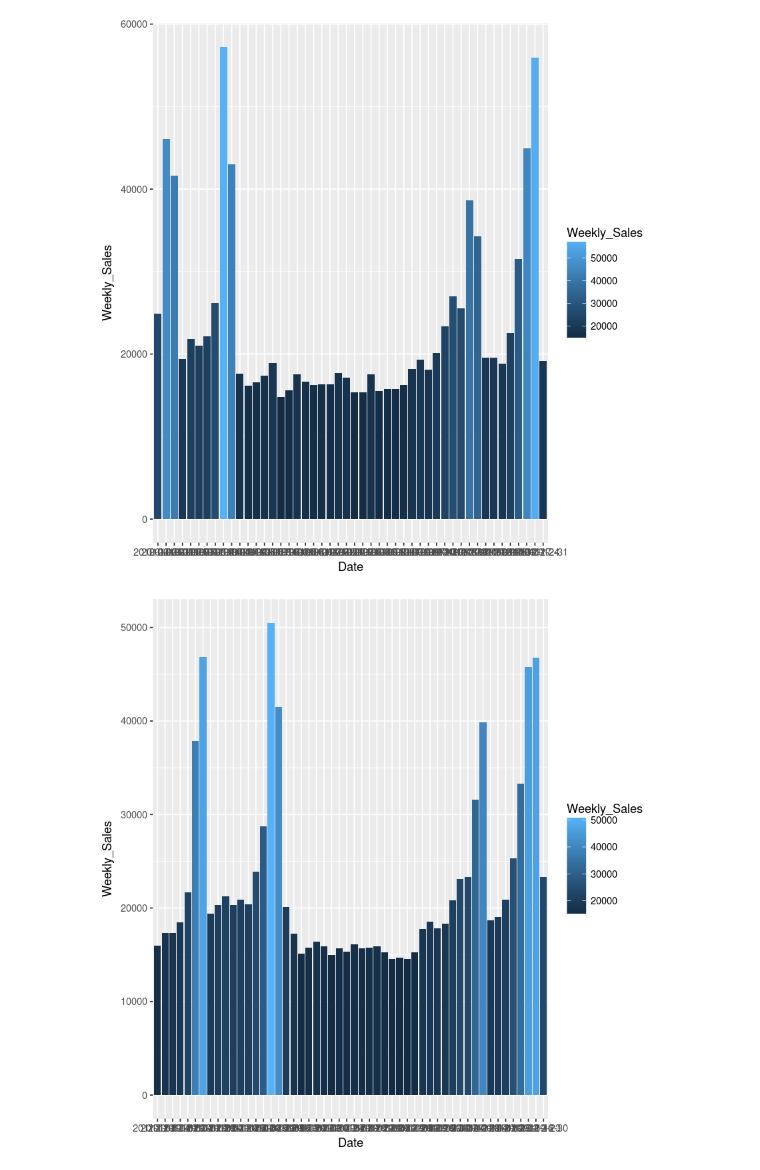
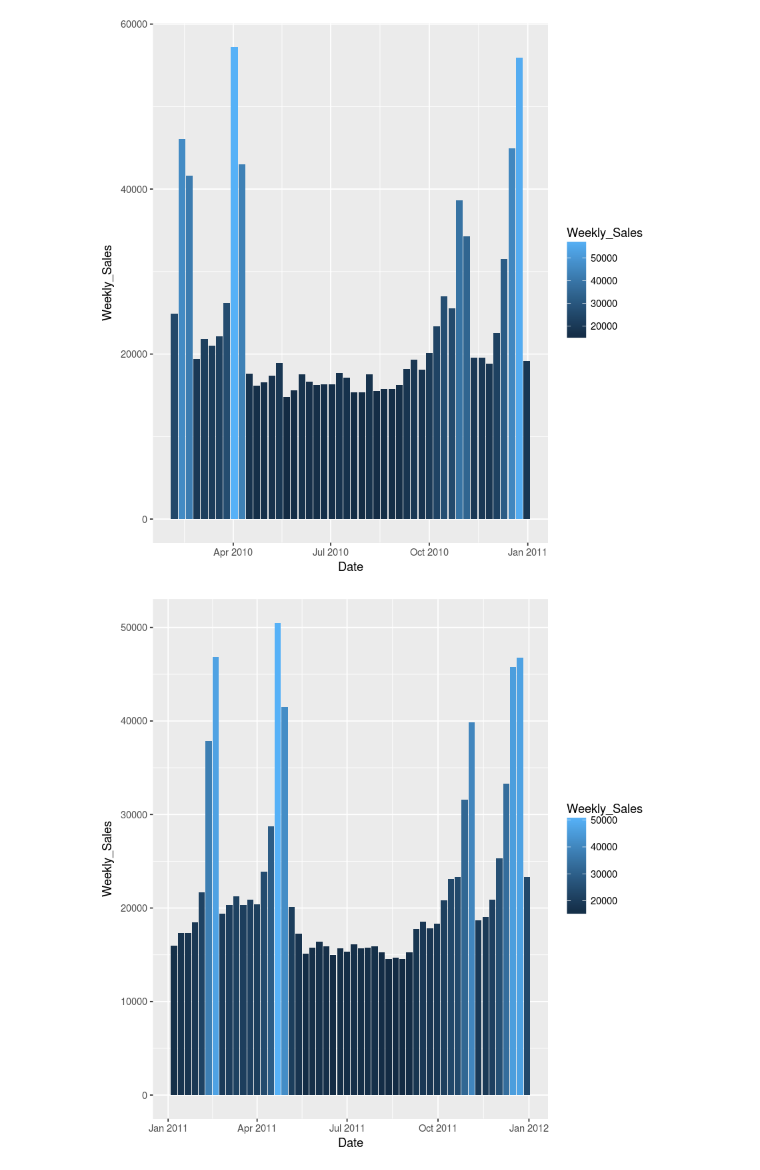
Before and after one commit to akinfemi/Forecasting, a Jupyter notebook: project.ipynb, the cells around one changed output. Saved outputs shown, nothing was run; the diff lists cells and outputs as text; code cells hidden in the pictures.

```diff
--- a/project.ipynb
+++ b/project.ipynb
@@ -16,5 +13,5 @@ df = train[which(train$Store == 1 & train$Dept == 1),]
 dt = subset(df, select = c("Date", "Weekly_Sales"))
 #using the first two years to train the model and predict the third year
 dt$SN = c(1:143)
-dt = dt[which(dt$SN < 101),]
+#dt = dt[which(dt$SN < 101),]
 dt = subset(dt, select = -SN)
@@ -30,0 +18,3 @@ tail(dt) #Ends at Dec 30 2012
+# %%
+dt$Date <- as.Date(dt$Date)
+tail(dt)
@@ -31,6 +29,7 @@ tail(dt) #Ends at Dec 30 2012
 # %%
 ggplot(data = dt[1:48,], aes(x=Date, y=Weekly_Sales, fill=Weekly_Sales)) + geom_bar(stat="identity")
 ggplot(data = dt[49:100,], aes(x=Date, y=Weekly_Sales, fill=Weekly_Sales)) + geom_bar(stat="identity")
+ggplot(data = dt[100:143,], aes(x=Date, y=Weekly_Sales, fill=Weekly_Sales)) + geom_bar(stat="identity")
 # %% [output]
-[figure, old version]
+[figure, new version]
-[figure, old version]
+[figure, new version]
```
Also changed, not shown: parts of 14 cells of this notebook.
